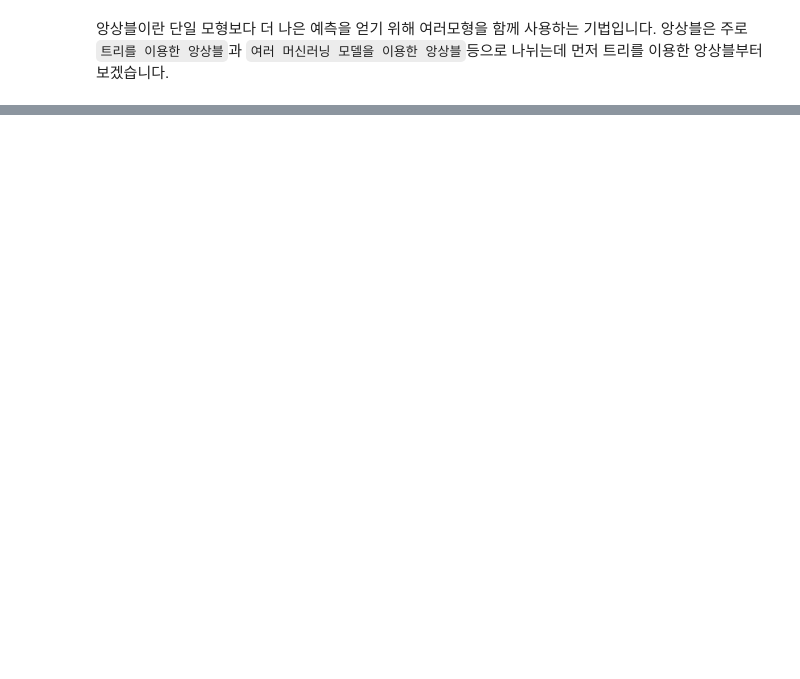
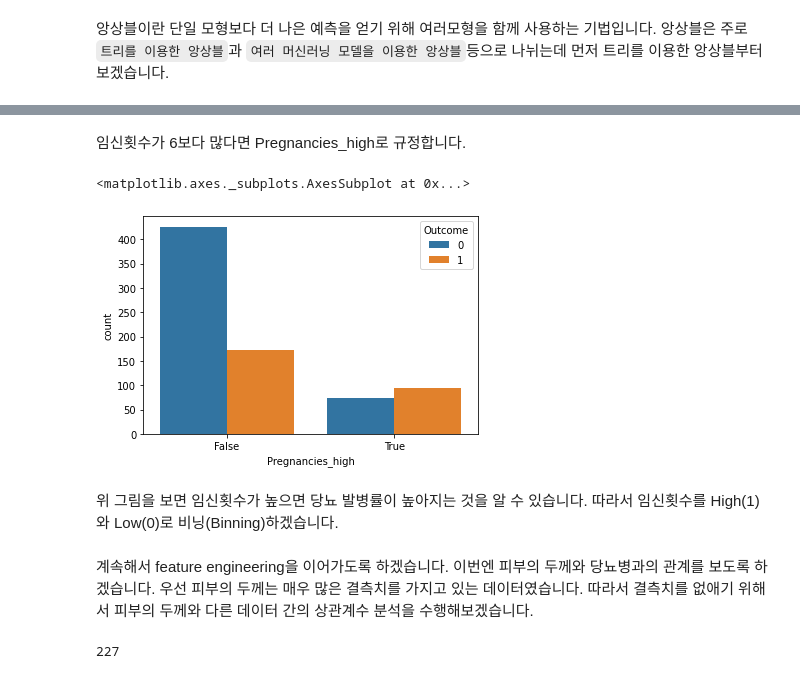
Before and after one commit to hyunwoongko/bigdata-lecture, a Jupyter notebook: _notebooks/05_02_의사결정_트리와 앙상블.ipynb, the cells around one changed output, grey strips where cells are left out. Drawn from its saved outputs; the diff is of its cells as text; code cells hidden in the pictures; blank space fills up the shorter version.

```diff
--- a/_notebooks/05_02_의사결정_트리와 앙상블.ipynb
+++ b/_notebooks/05_02_의사결정_트리와 앙상블.ipynb
@@ -197,0 +665,3 @@ $$
+# %%
+dataset["Pregnancies_high"] = dataset["Pregnancies"] > 6
+dataset[["Pregnancies", "Pregnancies_high"]]
@@ -197,0 +682,9 @@ $$
+# %% [markdown]
+ 임신횟수가 6보다 많다면 Pregnancies_high로 규정합니다.
+# %%
+sns.countplot(data=dataset, x="Pregnancies_high", hue="Outcome")
+# %% [output]
+<matplotlib.axes._subplots.AxesSubplot at 0x...>
+[figure, added]
+# %% [markdown]
+위 그림을 보면 임신횟수가 높으면 당뇨 발병률이 높아지는 것을 알 수 있습니다. 따라서 임신횟수를 High(1)와 Low(0)로 비닝(Binning)하겠습니다.
@@ -197,0 +694,7 @@ $$
+# %% [markdown]
+계속해서 feature engineering을 이어가도록 하겠습니다. 이번엔 피부의 두께와 당뇨병과의 관계를 보도록 하겠습니다. 우선  피부의 두께는 매우 많은 결측치를 가지고 있는 데이터였습니다. 따라서 결측치를 없애기 위해서  피부의 두께와 다른 데이터 간의 상관계수 분석을 수행해보겠습니다.
+# %%
+dataset.SkinThickness.isnull().sum()
+# 227개의 결측치 보유
+# %% [output]
+227
```
Also changed, not shown: parts of 71 cells of this notebook, 16 other files.
